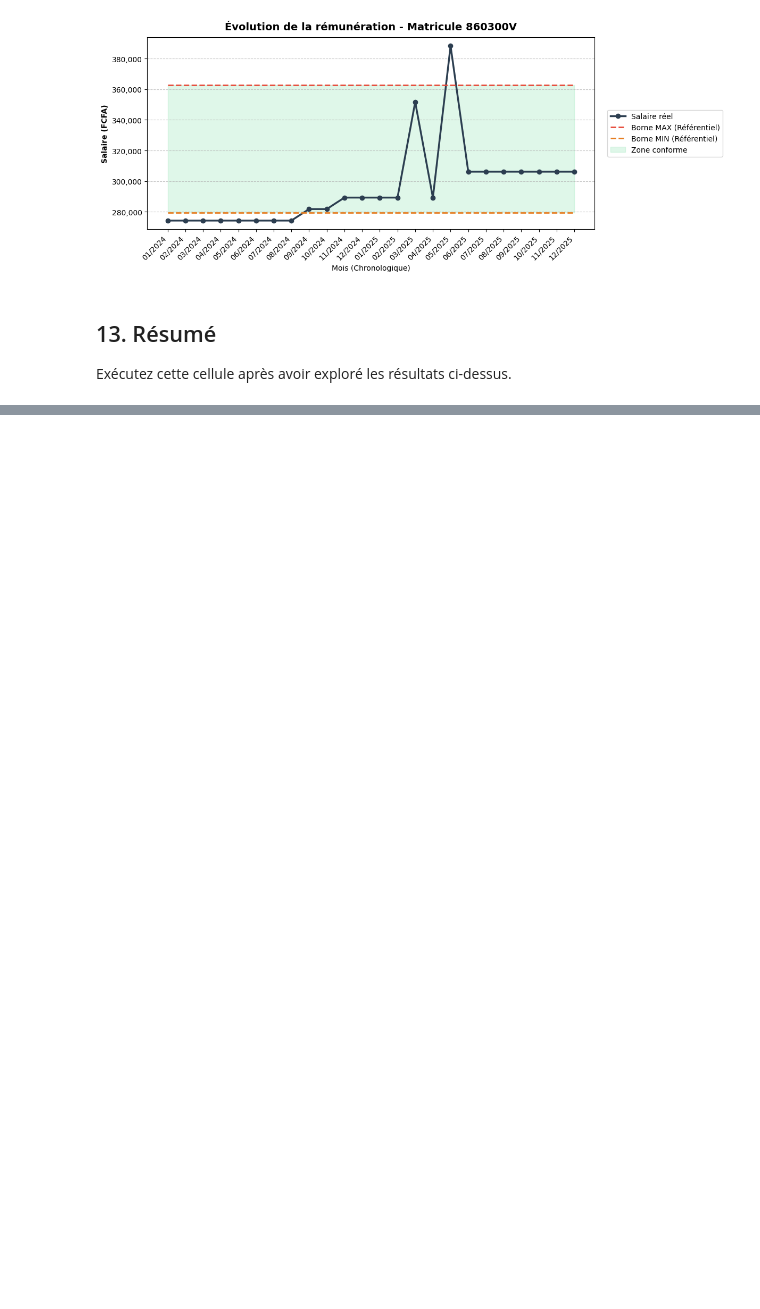
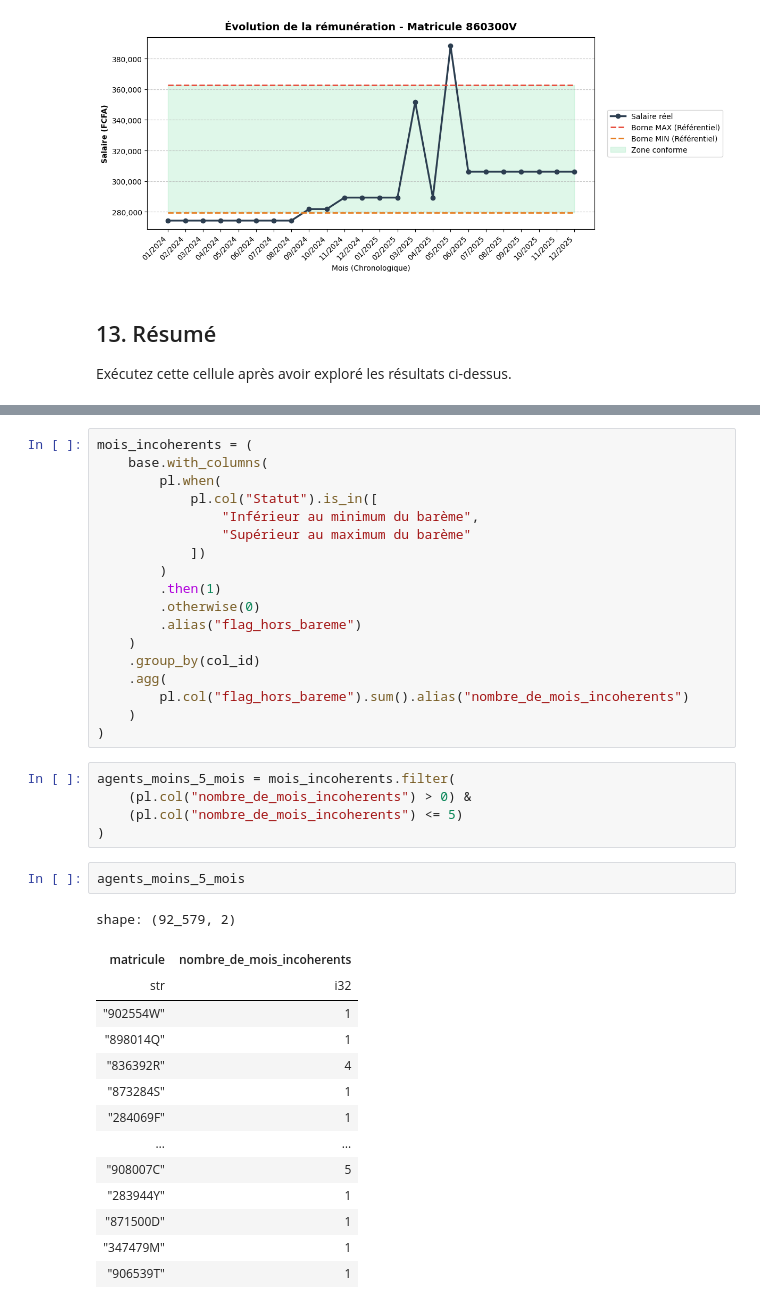
Before and after one commit to cae-ins/panel_admin_data, a Jupyter notebook: exploration_hors_bareme.ipynb, the cells around one changed output, grey strips where cells are left out. Cells and saved outputs as stored; diff of their text form; blank space fills up the shorter version.

```diff
--- a/exploration_hors_bareme.ipynb
+++ b/exploration_hors_bareme.ipynb
@@ -1138,0 +1225,40 @@ Agents total          : 311,649
+# %%
+mois_incoherents = (
+    base.with_columns(
+        pl.when(
+            pl.col("Statut").is_in([
+                "Inférieur au minimum du barème",
+                "Supérieur au maximum du barème"
+            ])
+        )
+        .then(1)
+        .otherwise(0)
+        .alias("flag_hors_bareme")
+    )
+    .group_by(col_id)
+    .agg(
+        pl.col("flag_hors_bareme").sum().alias("nombre_de_mois_incoherents")
+    )
+)
+# %%
+agents_moins_5_mois = mois_incoherents.filter(
+    (pl.col("nombre_de_mois_incoherents") > 0) &
+    (pl.col("nombre_de_mois_incoherents") <= 5)
+)
+# %%
+agents_moins_5_mois
+# %% [output]
+shape: (92_579, 2)
+| matricule | nombre_de_mois_incoherents |
+| str | i32 |
+| "902554W" | 1 |
+| "898014Q" | 1 |
+| "836392R" | 4 |
+| "873284S" | 1 |
+| "284069F" | 1 |
+| … | … |
+| "908007C" | 5 |
+| "283944Y" | 1 |
+| "871500D" | 1 |
+| "347479M" | 1 |
+| "906539T" | 1 |
```
Also changed, not shown: parts of 19 cells of this notebook, 36 other files.
